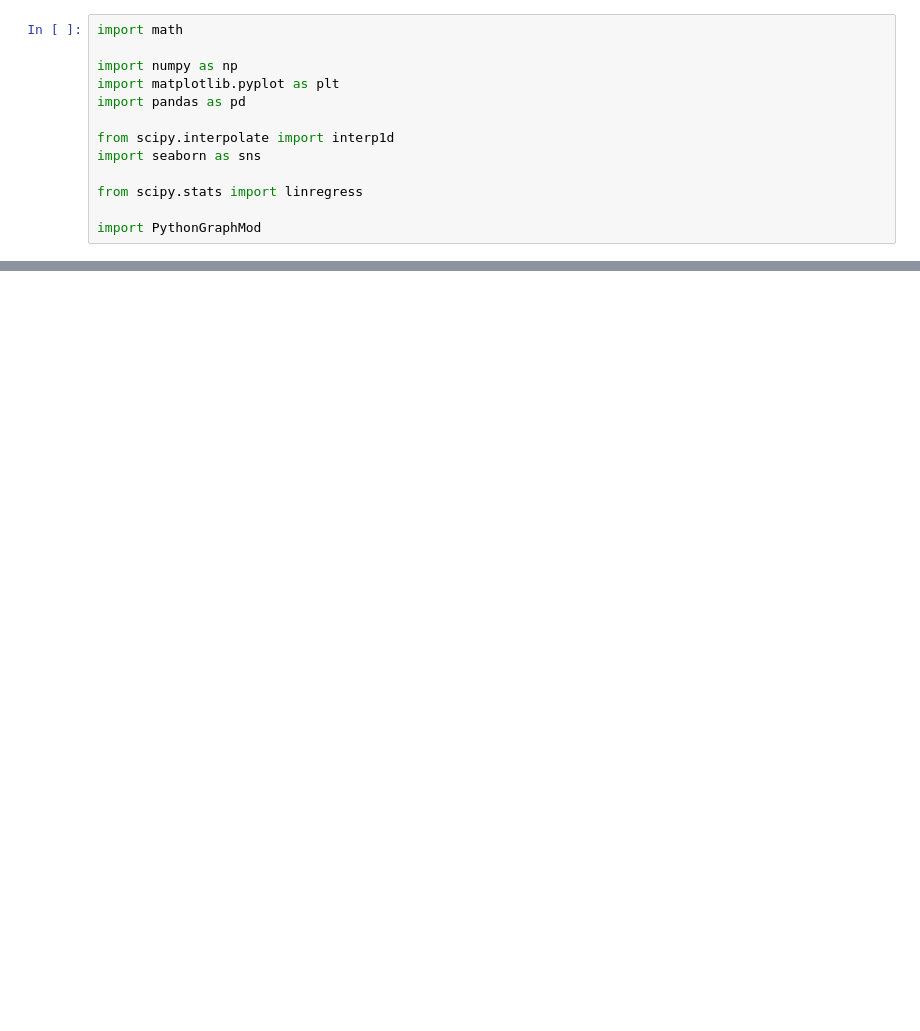
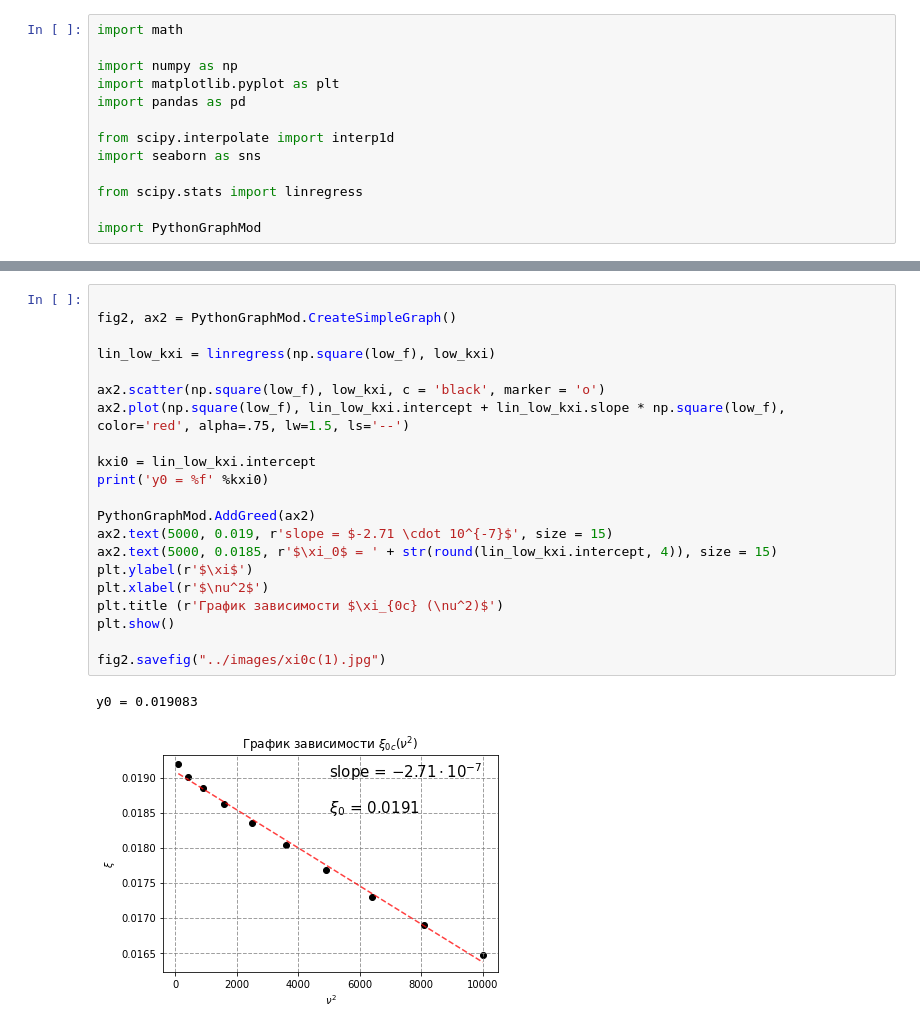
Before and after one commit to pavel-collab/MIPT_Labs, a Jupyter notebook: 3.7.1/python/graphics.ipynb, the cells around one changed output, grey strips where cells are left out. Saved outputs shown, nothing was run; the diff lists cells and outputs as text; blank space fills up the shorter version.

```diff
--- a/3.7.1/python/graphics.ipynb
+++ b/3.7.1/python/graphics.ipynb
@@ -42,0 +78,24 @@ Delta_Psi y0 = 0.750395 ураааа, почти pi/4
+# %%
+
+fig2, ax2 = PythonGraphMod.CreateSimpleGraph()
+
+lin_low_kxi = linregress(np.square(low_f), low_kxi)
+
+ax2.scatter(np.square(low_f), low_kxi, c = 'black', marker = 'o')
+ax2.plot(np.square(low_f), lin_low_kxi.intercept + lin_low_kxi.slope * np.square(low_f), color='red', alpha=.75, lw=1.5, ls='--')
+
+kxi0 = lin_low_kxi.intercept
+print('y0 = %f' %kxi0)
+
+PythonGraphMod.AddGreed(ax2)
+ax2.text(5000, 0.019, r'slope = $-2.71 \cdot 10^{-7}$', size = 15)
+ax2.text(5000, 0.0185, r'$\xi_0$ = ' + str(round(lin_low_kxi.intercept, 4)), size = 15)
+plt.ylabel(r'$\xi$')
+plt.xlabel(r'$\nu^2$')
+plt.title (r'График зависимости $\xi_{0c} (\nu^2)$')
+plt.show()
+
+fig2.savefig("../images/xi0c(1).jpg")
+# %% [output]
+y0 = 0.019083
+[figure, added]
```
Also changed, not shown: parts of 16 cells of this notebook, 12 other files.
